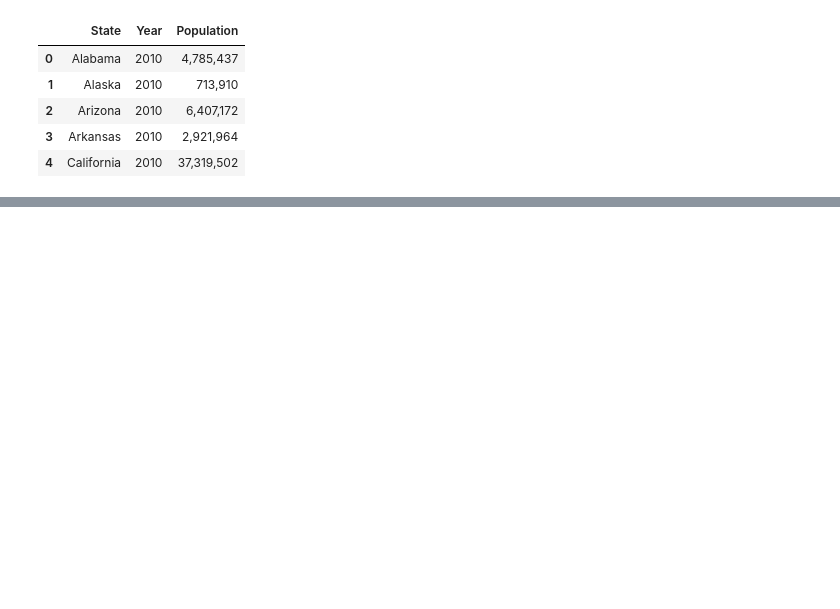
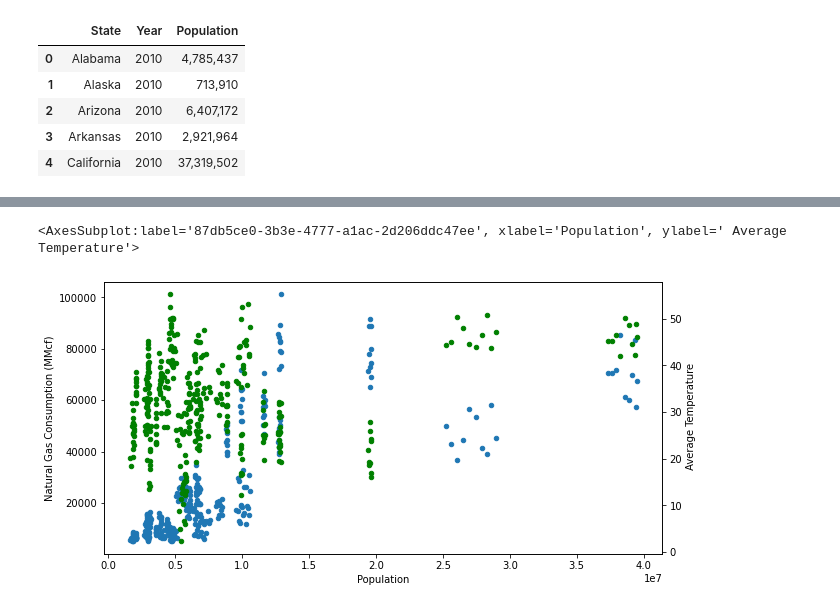
Before and after one commit to kcwf3d/databootcamp_Project_1, a Jupyter notebook: ma_pr1_data_clean.ipynb, the cells around one changed output, grey strips where cells are left out. Drawn from its saved outputs; the diff is of its cells as text; code cells hidden in the pictures; blank space fills up the shorter version.

```diff
--- a/ma_pr1_data_clean.ipynb
+++ b/ma_pr1_data_clean.ipynb
@@ -294,0 +289,10 @@ combined_test
+# %%
+combo_years.rename(columns={'Date':'Year'}, inplace=True)
+# %%
+combo_years.reset_index(drop=True, inplace=True)
+# %%
+for i in range(0, len(combo_years)):
+   combo_years.iloc[i, 5] = int(combo_years.iloc[i, 5].replace(',',''))
+# %%
+combo_years['Population'] = combo_years['Population'].astype(int)
+combo_years.info()
@@ -294,0 +314,14 @@ combined_test
+# %%
+# ax1 = df1.plot()
+
+# ax2 = ax1.twinx()
+# ax2.spines['right'].set_position(('axes', 1.0))
+# df2.plot(ax=ax2)
+
+ax1 = combo_years.plot(kind='scatter', x='Population', y='Natural Gas Consumption (MMcf)', figsize=(10, 5))
+ax2 = ax1.twinx()
+ax2.spines['right'].set_position(('axes', 1.0))
+combo_years.plot(kind='scatter', ax=ax2, x='Population', y=' Average Temperature', color='green')
+# %% [output]
+<AxesSubplot:label='87db5ce0-3b3e-4777-a1ac-2d206ddc47ee', xlabel='Population', ylabel=' Average Temperature'>
+[figure, added]
```
Also changed, not shown: parts of 30 cells of this notebook, 6 other files.
